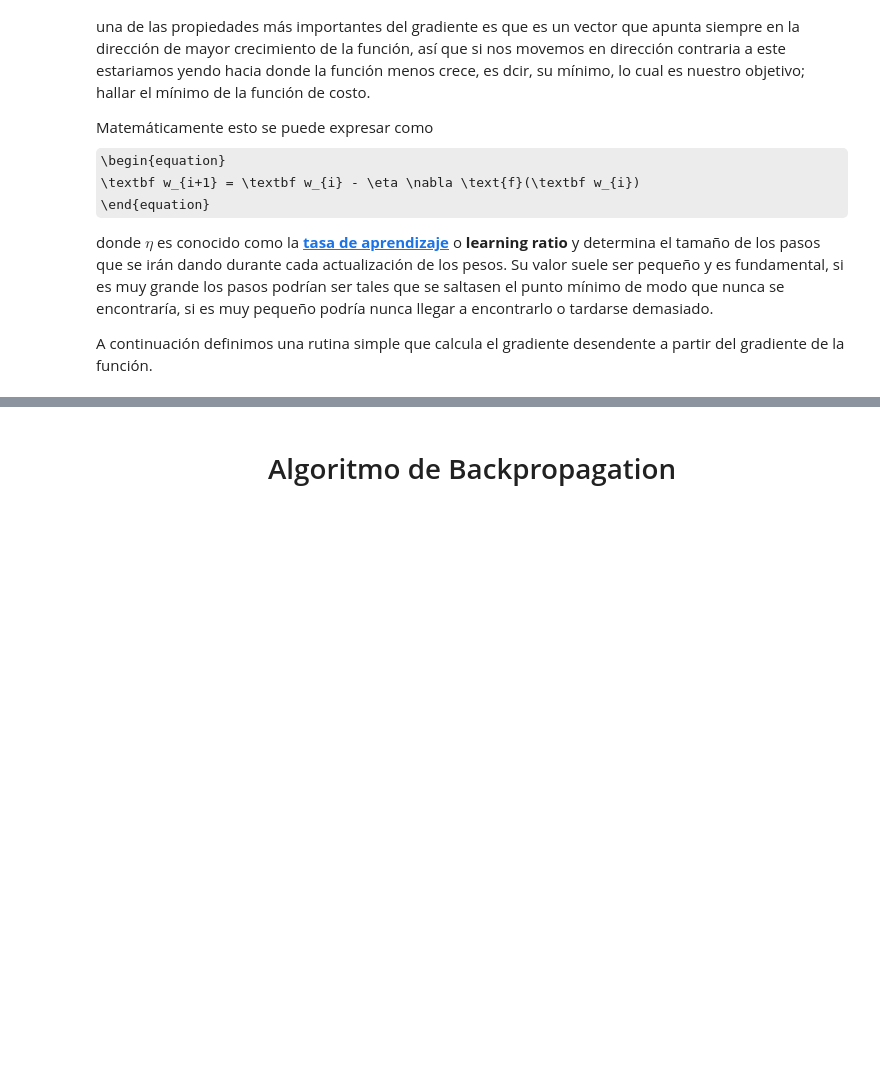
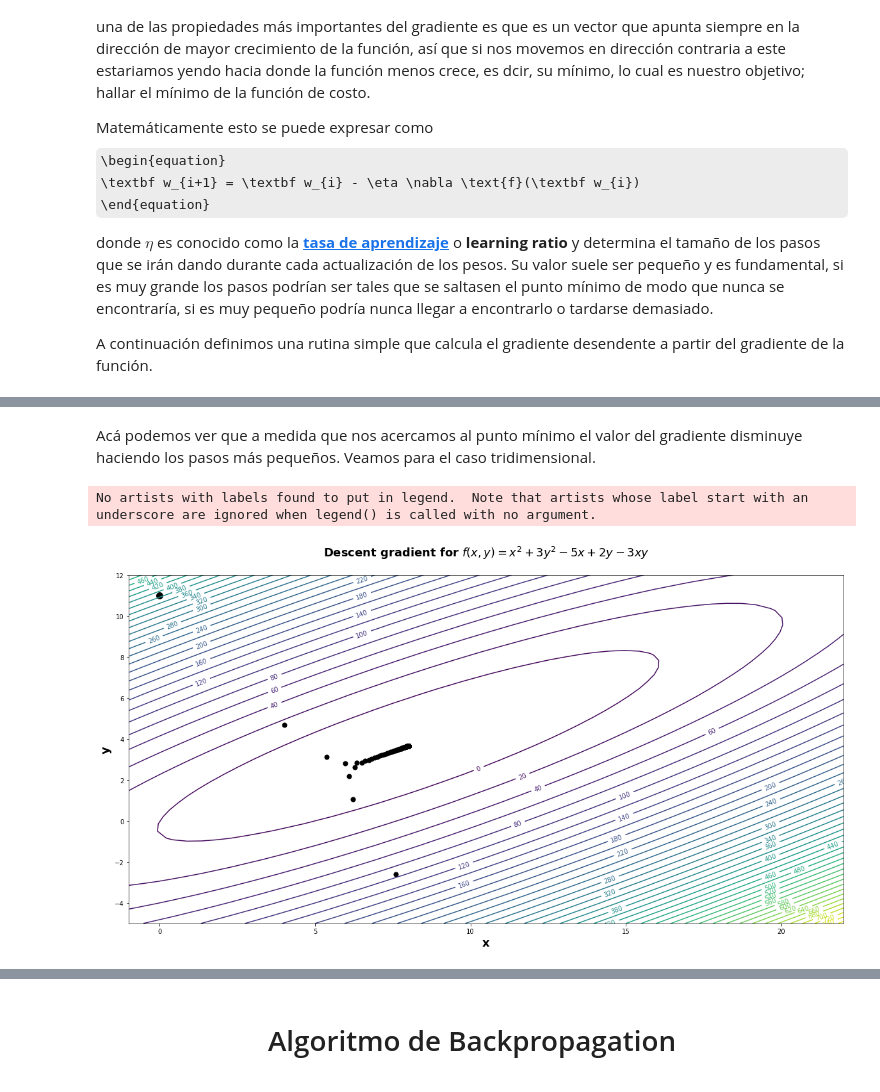
Before and after one commit to hplbrayan/Un-Curso-de-Deep-Learning, a Jupyter notebook: 02_intro_Keras_actf_backp/N2_actf_lf_op_bp.ipynb, the cells around one changed output, grey strips where cells are left out. Cells and saved outputs as stored; diff of their text form; code cells hidden in the pictures; some formulas as TeX source; blank space fills up the shorter version.

```diff
--- a/02_intro_Keras_actf_backp/N2_actf_lf_op_bp.ipynb
+++ b/02_intro_Keras_actf_backp/N2_actf_lf_op_bp.ipynb
@@ -2409,0 +2325,9 @@ que son los de mayor uso.
+# %%
+# f(x) = 2x² - 5x + 1
+def df1(x): return 4*x-5
+
+# f(x,y) = x² + 3y² - 5x + 2y - 3xy
+def df2(x, y): return np.array([2*x-5-3*y, 6*y+2-3*x])
+
+sol_gd_proof1 = GD(df=df1, x0=[0])
+sol_gd_proof2 = GD(df=df2, x0=[0,11], eta=0.2)
@@ -2409,0 +2397,29 @@ que son los de mayor uso.
+# %% [markdown]
+Acá podemos ver que a medida que nos acercamos al punto mínimo el valor del gradiente disminuye haciendo los pasos más pequeños. Veamos para el caso tridimensional.
+# %%
+fig, ax = plt.subplots(figsize=(20,10))
+
+# function x² + 3y² - 5x + 2y - 3xy
+def f(x,y):
+    return x**2 + 3*y**2 - 5*x + 2*y - 3*x*y
+
+xs, ys = np.meshgrid(np.linspace(-1, 22),
+                     np.linspace(-5,12))
+zs = f(xs, ys)
+cs = ax.contour(xs, ys, zs, 50)
+ax.clabel(cs)
+
+# gradiend descent
+ax.scatter(sol_gd_proof2['history'][0][0], sol_gd_proof2['history'][0][1], c="k", s=100)
+ax.scatter(sol_gd_proof2['history'][1:,0][::1], sol_gd_proof2['history'][1:,1][::1], c="k", s=50)
+
+ax.set_title("Descent gradient for $f(x,y)=x^2+3y^2-5x+2y-3xy$\n", **font)
+ax.set_xlabel("x", **font)
+ax.set_ylabel("y", **font)
+
+plt.legend(frameon=False, prop=font)
+plt.show()
+plt.show()
+# %% [output]
+No artists with labels found to put in legend.  Note that artists whose label start with an underscore are ignored when legend() is called with no argument.
+[figure, added]
```
Also changed, not shown: parts of 17 cells of this notebook.
